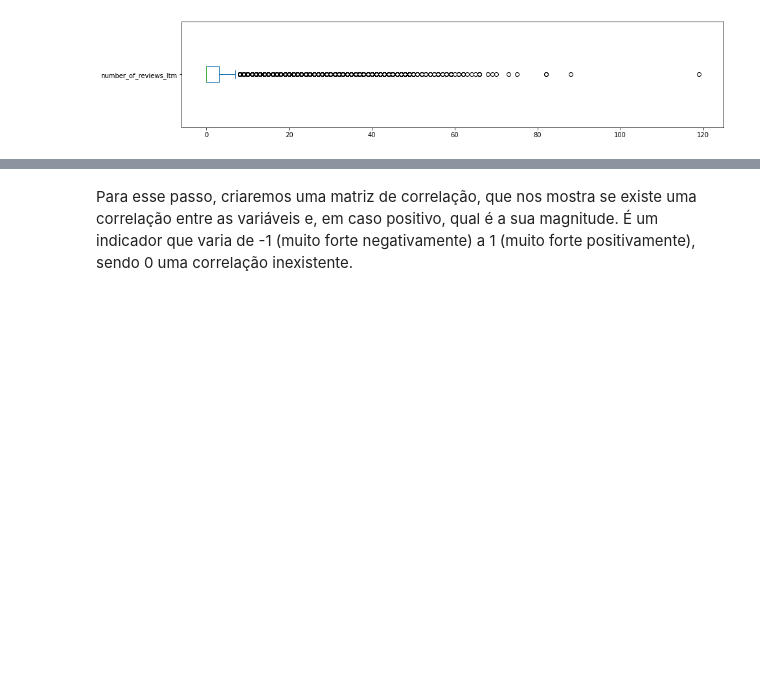
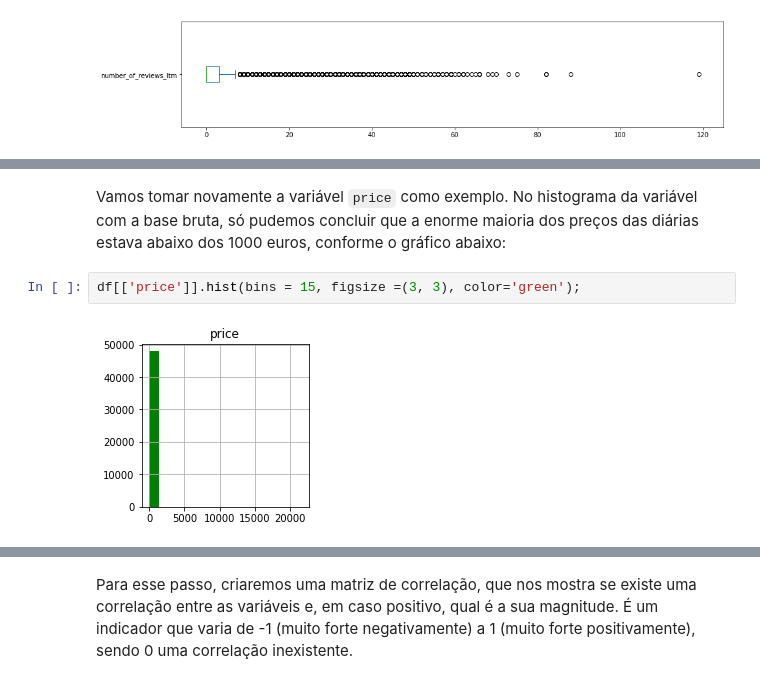
Before and after one commit to eduardoscovino/Airbnb-data-analysis-sicilia, a Jupyter notebook: Analisando_os_Dados_do_Airbnb.ipynb, the cells around one changed output, grey strips where cells are left out. Cells and saved outputs as stored; diff of their text form; blank space fills up the shorter version.

```diff
--- a/Analisando_os_Dados_do_Airbnb.ipynb
+++ b/Analisando_os_Dados_do_Airbnb.ipynb
@@ -389,0 +408,6 @@ df_clean.hist(bins = 15, figsize =(15, 10), color='blue');
+# %% [markdown]
+Vamos tomar novamente a variável `price` como exemplo. No histograma da variável com a base bruta, só pudemos concluir que a enorme maioria dos preços das diárias estava abaixo dos 1000 euros, conforme o gráfico abaixo:
+# %%
+df[['price']].hist(bins = 15, figsize =(3, 3), color='green');
+# %% [output]
+[figure, added]
```
Also changed, not shown: parts of 48 cells of this notebook.
